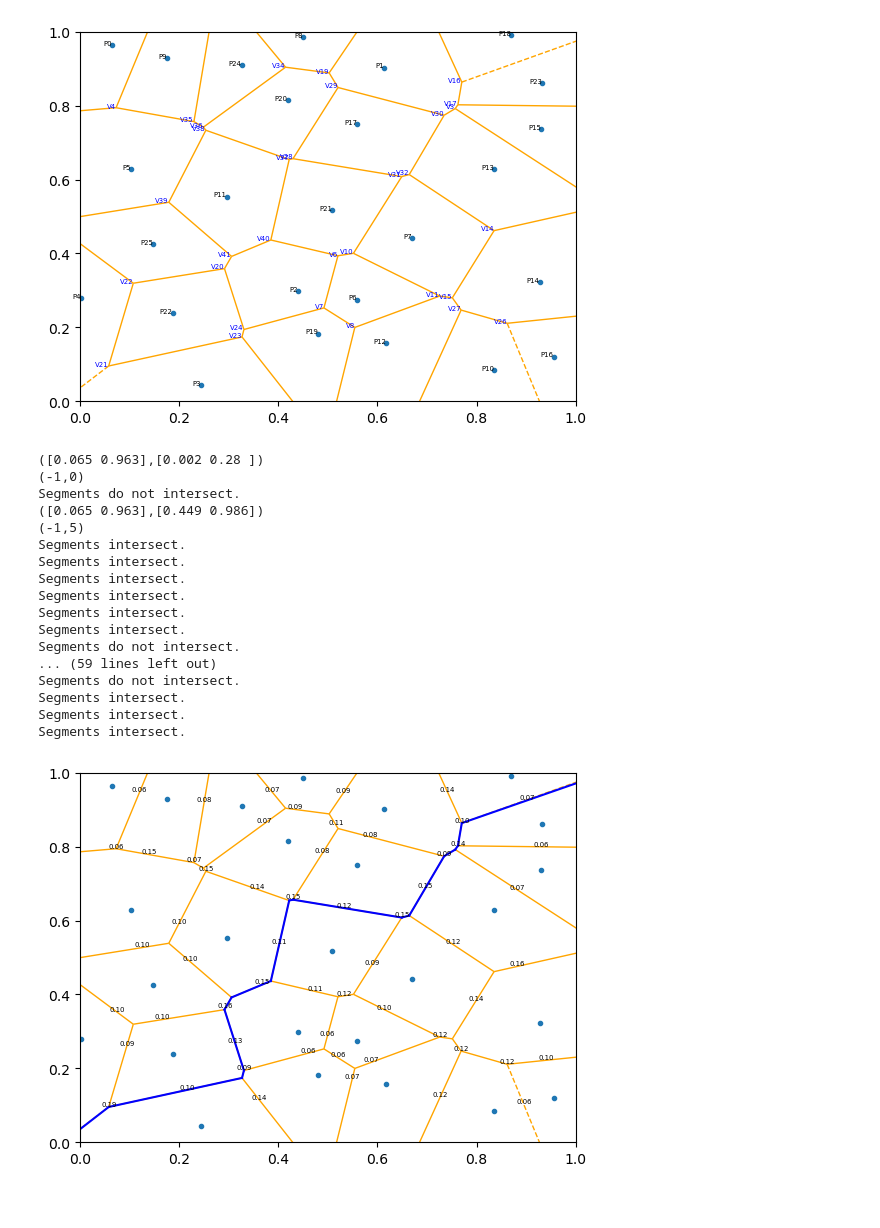
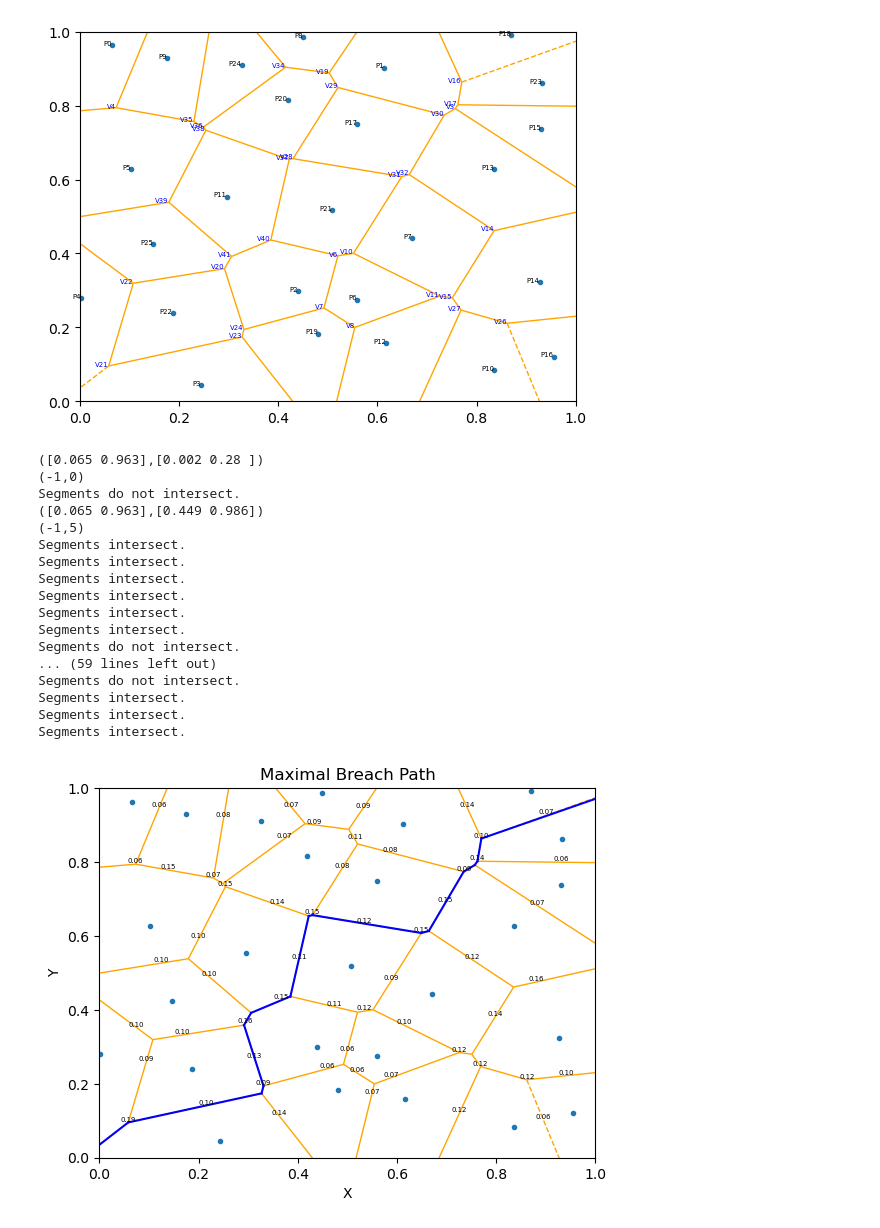
Before and after one commit to dcheng69/Sensor_Network_and_Embedded_Systems, a Jupyter notebook: lab3/lab3.ipynb, the cells around one changed output. Cells and saved outputs as stored; diff of their text form; code cells hidden in the pictures.

Commit message:
Modify the Graph of Maximal Breach Path
[Ticket: Maximal Breach Path]

[body]
1. Modify the code of the Maximal Breach Path

[test]
 none

```diff
--- a/lab3/lab3.ipynb
+++ b/lab3/lab3.ipynb
@@ -780,31 +780,34 @@ plt.plot([vertice_0[0], vertice_1[0]], [vertice_0[1], vertice_1[1]], color='blue
 vertice_0 = vertices[17]
 vertice_1 = vertices[16]
 plt.plot([vertice_0[0], vertice_1[0]], [vertice_0[1], vertice_1[1]], color='blue')
 
 vertice_0 = vertices[16]
 vertice_1 =(1.0, 0.971)
 plt.plot([vertice_0[0], vertice_1[0]], [vertice_0[1], vertice_1[1]], color='blue')
 
 plt.xlim(0, 1)
 plt.ylim(0, 1)
+plt.title('Maximal Breach Path')
+plt.xlabel('X')
+plt.ylabel('Y')
 # plt.show()
 plt.savefig('voronoi_diagram_with_path.png', dpi=800)  # 300dpi
 # %% [output]
 ([0.065 0.963],[0.002 0.28 ])
 (-1,0)
 Segments do not intersect.
 ([0.065 0.963],[0.449 0.986])
 (-1,5)
 Segments intersect.
 Segments intersect.
 Segments intersect.
 Segments intersect.
 Segments intersect.
 Segments intersect.
 Segments do not intersect.
 ... (59 lines left out)
 Segments do not intersect.
 Segments intersect.
 Segments intersect.
 Segments intersect.
-[figure, old version]
+[figure, new version]
```
Also changed, not shown: 1 other file.
